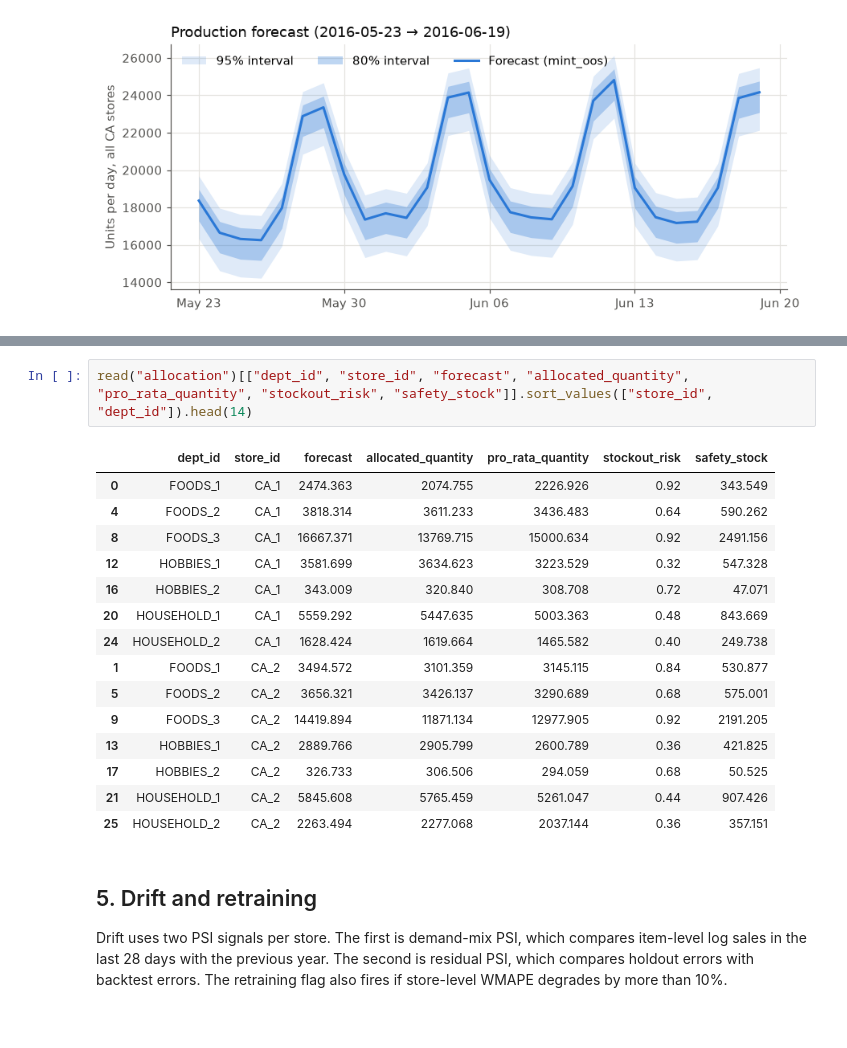
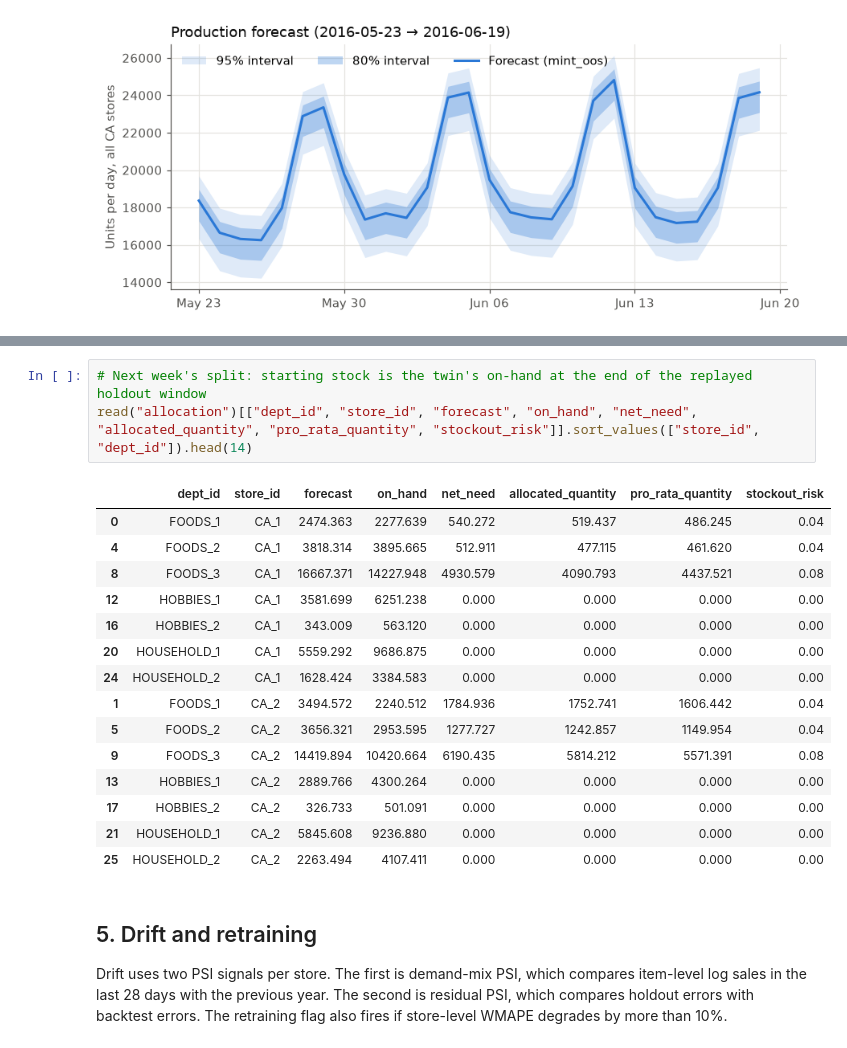
Before and after one commit to advaithvemurisai/demand-forecast-platform, a Jupyter notebook: notebooks/walkthrough.ipynb, the cells around one changed output, grey strips where cells are left out. Cells and saved outputs as stored; diff of their text form.

```diff
--- a/notebooks/walkthrough.ipynb
+++ b/notebooks/walkthrough.ipynb
@@ -200,21 +200,22 @@ Nodes starved (below half fill for 3+ weeks running): {'lp_scenario': [], 'pro_r
 # %%
-read("allocation")[["dept_id", "store_id", "forecast", "allocated_quantity", "pro_rata_quantity", "stockout_risk", "safety_stock"]].sort_values(["store_id", "dept_id"]).head(14)
+# Next week's split: starting stock is the twin's on-hand at the end of the replayed holdout window
+read("allocation")[["dept_id", "store_id", "forecast", "on_hand", "net_need", "allocated_quantity", "pro_rata_quantity", "stockout_risk"]].sort_values(["store_id", "dept_id"]).head(14)
 # %% [output]
-|  | dept_id | store_id | forecast | allocated_quantity | pro_rata_quantity | stockout_risk | safety_stock |
-| 0 | FOODS_1 | CA_1 | 2474.363 | 2074.755 | 2226.926 | 0.92 | 343.549 |
-| 4 | FOODS_2 | CA_1 | 3818.314 | 3611.233 | 3436.483 | 0.64 | 590.262 |
-| 8 | FOODS_3 | CA_1 | 16667.371 | 13769.715 | 15000.634 | 0.92 | 2491.156 |
-| 12 | HOBBIES_1 | CA_1 | 3581.699 | 3634.623 | 3223.529 | 0.32 | 547.328 |
-| 16 | HOBBIES_2 | CA_1 | 343.009 | 320.840 | 308.708 | 0.72 | 47.071 |
-| 20 | HOUSEHOLD_1 | CA_1 | 5559.292 | 5447.635 | 5003.363 | 0.48 | 843.669 |
-| 24 | HOUSEHOLD_2 | CA_1 | 1628.424 | 1619.664 | 1465.582 | 0.40 | 249.738 |
-| 1 | FOODS_1 | CA_2 | 3494.572 | 3101.359 | 3145.115 | 0.84 | 530.877 |
-| 5 | FOODS_2 | CA_2 | 3656.321 | 3426.137 | 3290.689 | 0.68 | 575.001 |
-| 9 | FOODS_3 | CA_2 | 14419.894 | 11871.134 | 12977.905 | 0.92 | 2191.205 |
-| 13 | HOBBIES_1 | CA_2 | 2889.766 | 2905.799 | 2600.789 | 0.36 | 421.825 |
-| 17 | HOBBIES_2 | CA_2 | 326.733 | 306.506 | 294.059 | 0.68 | 50.525 |
-| 21 | HOUSEHOLD_1 | CA_2 | 5845.608 | 5765.459 | 5261.047 | 0.44 | 907.426 |
-| 25 | HOUSEHOLD_2 | CA_2 | 2263.494 | 2277.068 | 2037.144 | 0.36 | 357.151 |
+|  | dept_id | store_id | forecast | on_hand | net_need | allocated_quantity | pro_rata_quantity | stockout_risk |
+| 0 | FOODS_1 | CA_1 | 2474.363 | 2277.639 | 540.272 | 519.437 | 486.245 | 0.04 |
+| 4 | FOODS_2 | CA_1 | 3818.314 | 3895.665 | 512.911 | 477.115 | 461.620 | 0.04 |
+| 8 | FOODS_3 | CA_1 | 16667.371 | 14227.948 | 4930.579 | 4090.793 | 4437.521 | 0.08 |
+| 12 | HOBBIES_1 | CA_1 | 3581.699 | 6251.238 | 0.000 | 0.000 | 0.000 | 0.00 |
+| 16 | HOBBIES_2 | CA_1 | 343.009 | 563.120 | 0.000 | 0.000 | 0.000 | 0.00 |
+| 20 | HOUSEHOLD_1 | CA_1 | 5559.292 | 9686.875 | 0.000 | 0.000 | 0.000 | 0.00 |
+| 24 | HOUSEHOLD_2 | CA_1 | 1628.424 | 3384.583 | 0.000 | 0.000 | 0.000 | 0.00 |
+| 1 | FOODS_1 | CA_2 | 3494.572 | 2240.512 | 1784.936 | 1752.741 | 1606.442 | 0.04 |
+| 5 | FOODS_2 | CA_2 | 3656.321 | 2953.595 | 1277.727 | 1242.857 | 1149.954 | 0.04 |
+| 9 | FOODS_3 | CA_2 | 14419.894 | 10420.664 | 6190.435 | 5814.212 | 5571.391 | 0.08 |
+| 13 | HOBBIES_1 | CA_2 | 2889.766 | 4300.264 | 0.000 | 0.000 | 0.000 | 0.00 |
+| 17 | HOBBIES_2 | CA_2 | 326.733 | 501.091 | 0.000 | 0.000 | 0.000 | 0.00 |
+| 21 | HOUSEHOLD_1 | CA_2 | 5845.608 | 9236.880 | 0.000 | 0.000 | 0.000 | 0.00 |
+| 25 | HOUSEHOLD_2 | CA_2 | 2263.494 | 4107.411 | 0.000 | 0.000 | 0.000 | 0.00 |
 # %% [markdown]
 ## 5. Drift and retraining
 
```
Also changed, not shown: parts of 10 cells of this notebook, 42 other files.
